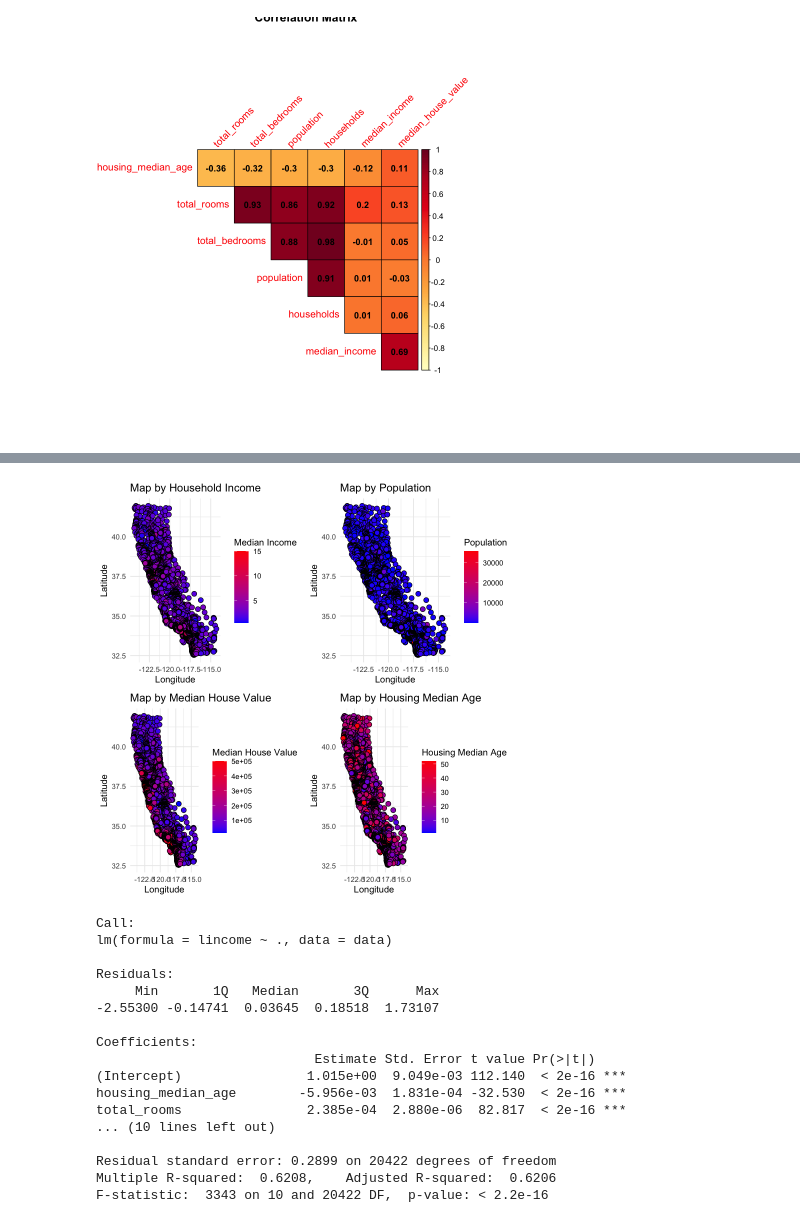
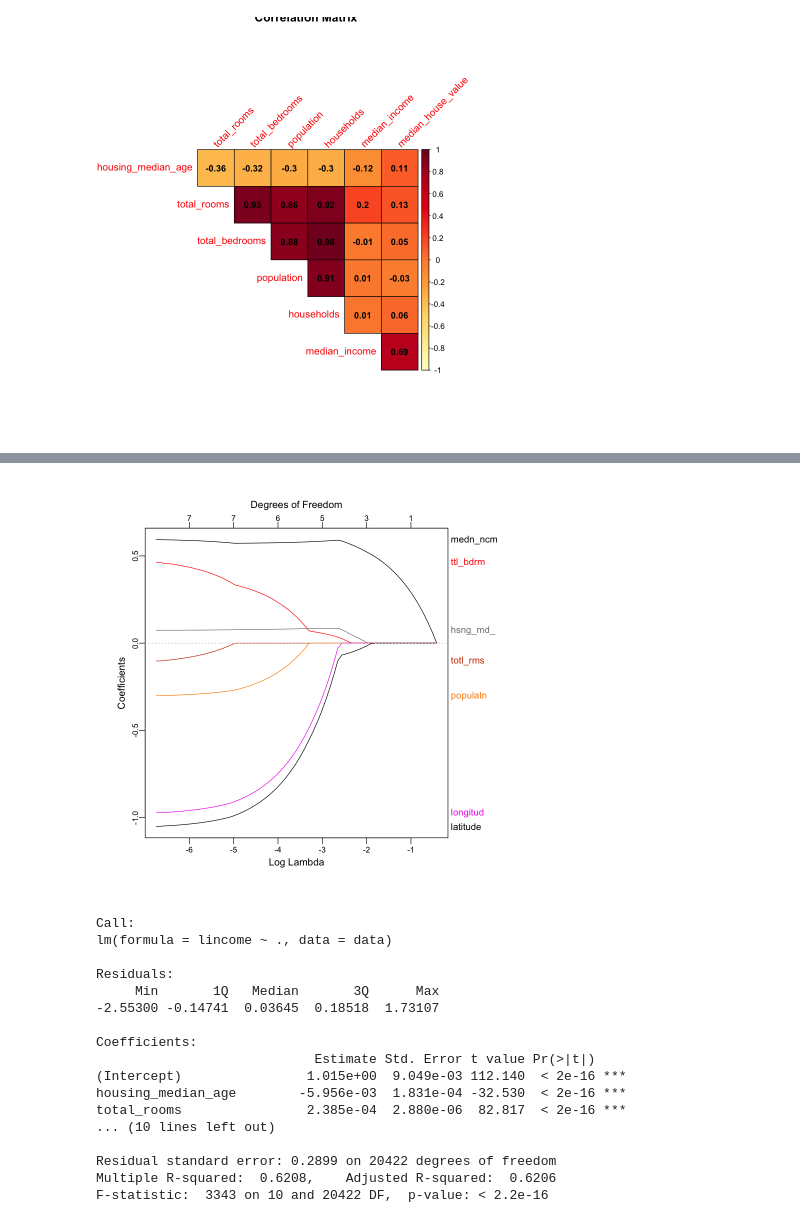
Before and after one commit to zemgabriela/Bayesian, a Jupyter notebook: bayesian_regression.ipynb, the cells around one changed output, grey strips where cells are left out. Cells and saved outputs as stored; diff of their text form; code cells hidden in the pictures.

```diff
--- a/bayesian_regression.ipynb
+++ b/bayesian_regression.ipynb
@@ -112,42 +183,10 @@ ggplot(housing, aes(x = lincome)) +
-# %%
-# Plot 1: Household Income
-plot_income <- ggplot(housing, aes(x = longitude, y = latitude, fill = median_income)) +
-  geom_point(shape = 21, size = 2.5) +
-  labs(title = "Map by Household Income", x = "Longitude", y = "Latitude", fill = "Median Income") +
-  scale_fill_gradient(low = "blue", high = "red") +
-  theme_minimal() +
-  theme(legend.position = "right")
-
-# Plot 2: Population
-plot_population <- ggplot(housing, aes(x = longitude, y = latitude, fill = population)) +
-  geom_point(shape = 21, size = 2.5) +
-  labs(title = "Map by Population", x = "Longitude", y = "Latitude", fill = "Population") +
-  scale_fill_gradient(low = "blue", high = "red") +
-  theme_minimal() +
-  theme(legend.position = "right")
-
-# Plot 3: Median House Value
-plot_house_value <- ggplot(housing, aes(x = longitude, y = latitude, fill = median_house_value)) +
-  geom_point(shape = 21, size = 2.5) +
-  labs(title = "Map by Median House Value", x = "Longitude", y = "Latitude", fill = "Median House Value") +
-  scale_fill_gradient(low = "blue", high = "red") +
-  theme_minimal() +
-  theme(legend.position = "right")
-
-# Plot 4: Housing Median Age
-plot_housing_age <- ggplot(housing, aes(x = longitude, y = latitude, fill = housing_median_age)) +
-  geom_point(shape = 21, size = 2.5) +
-  labs(title = "Map by Housing Median Age", x = "Longitude", y = "Latitude", fill = "Housing Median Age") +
-  scale_fill_gradient(low = "blue", high = "red") +
-  theme_minimal() +
-  theme(legend.position = "right")
-
-# Combine plots into a 2x2 grid
-grid.arrange(plot_income, plot_population, plot_house_value, plot_housing_age, ncol = 2)
-# %% [output]
-[figure, removed]
-# %%
-# SUBESET DATA WE WILL USE
-data <- housing[c('housing_median_age', 'total_rooms', 'total_bedrooms',
-                             'population', 'households', 'median_house_value',
-                             'ocean_proximity', 'lincome')]
+# %%
+# Lasso regression
+houseprice_scaled <- mutate_if(housing, is.numeric, list(~scale(.) %>% as.vector))
+response = houseprice_scaled$ln_median_house_value
+obs = houseprice_scaled[,c("total_rooms","median_income","housing_median_age","population","total_bedrooms","longitude","latitude")]
+
+ridge_regression <- glmnet(y=data.matrix(response), x=data.matrix(obs), alpha = 1)
+plot_glmnet(ridge_regression, xvar = "lambda", label = TRUE)
+# %% [output]
+[figure, added]
```
Also changed, not shown: parts of 5 cells of this notebook.
